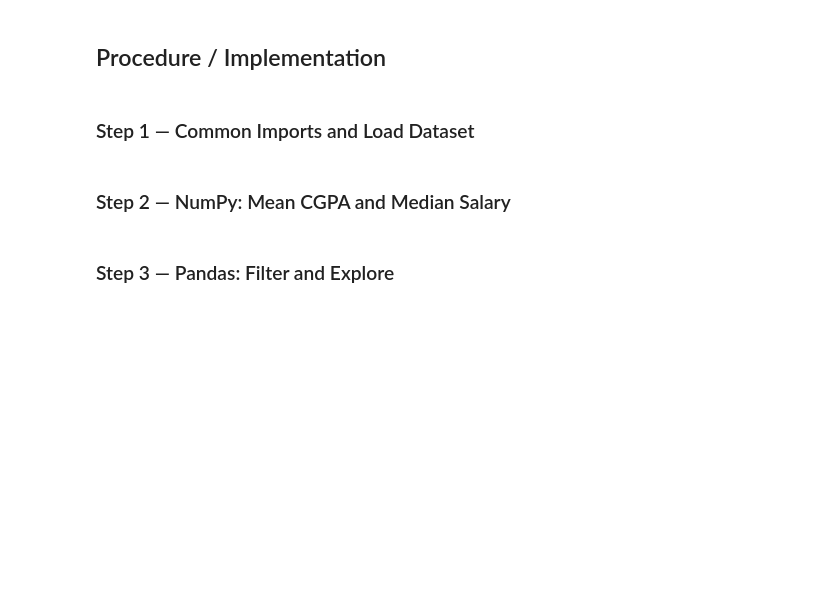
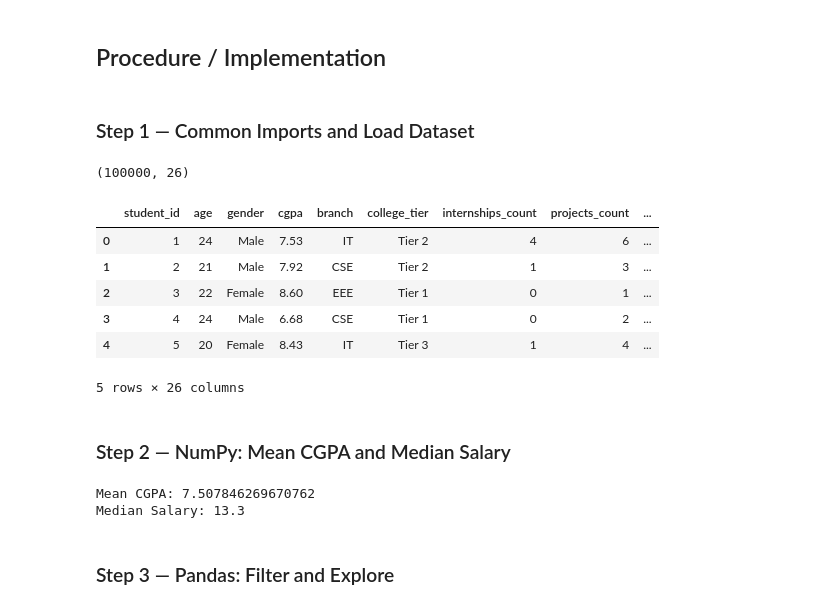
Before and after one commit to HarshReaver/ML-Experiments, a Jupyter notebook: Exp_01/Exp_01.ipynb, the cells around one changed output. Drawn from its saved outputs; the diff is of its cells as text; code cells hidden in the pictures; blank space fills up the shorter version.

```diff
--- a/Exp_01/Exp_01.ipynb
+++ b/Exp_01/Exp_01.ipynb
@@ -11,11 +42,32 @@
 # %% [markdown]
 ### Step 1 — Common Imports and Load Dataset
 # %%
-import numpy as npimport pandas as pdimport matplotlib.pyplot as pltimport seaborn as snsdf = pd.read_csv('student_placement.csv')print(df.shape)df.head()
+import numpy as np
+import pandas as pd
+import matplotlib.pyplot as plt
+import seaborn as sns
+
+df = pd.read_csv('student_placement.csv')
+print(df.shape)
+df.head()
+# %% [output]
+(100000, 26)
+|  | student_id | age | gender | cgpa | branch | college_tier | internships_count | projects_count | ... |
+| 0 | 1 | 24 | Male | 7.53 | IT | Tier 2 | 4 | 6 | ... |
+| 1 | 2 | 21 | Male | 7.92 | CSE | Tier 2 | 1 | 3 | ... |
+| 2 | 3 | 22 | Female | 8.60 | EEE | Tier 1 | 0 | 1 | ... |
+| 3 | 4 | 24 | Male | 6.68 | CSE | Tier 1 | 0 | 2 | ... |
+| 4 | 5 | 20 | Female | 8.43 | IT | Tier 3 | 1 | 4 | ... |
+5 rows × 26 columns
 # %% [markdown]
 ### Step 2 — NumPy: Mean CGPA and Median Salary
 # %%
-placed = df[df['placement_status'] == 'Placed']print('Mean CGPA:', np.mean(placed['cgpa']))print('Median Salary:', np.median(placed['salary_package_lpa'].dropna()))
+placed = df[df['placement_status'] == 'Placed']
+print('Mean CGPA:', np.mean(placed['cgpa']))
+print('Median Salary:', np.median(placed['salary_package_lpa'].dropna()))
+# %% [output]
+Mean CGPA: 7.507846269670762
+Median Salary: 13.3
 # %% [markdown]
 ### Step 3 — Pandas: Filter and Explore
 # %%
```
Also changed, not shown: parts of 8 cells of this notebook, 10 other files.
